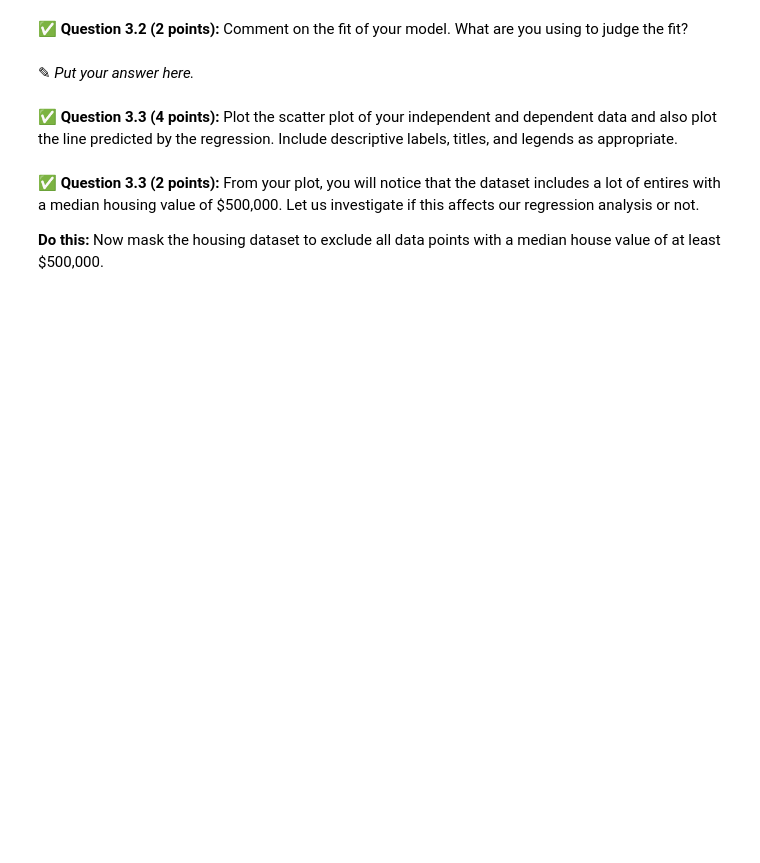
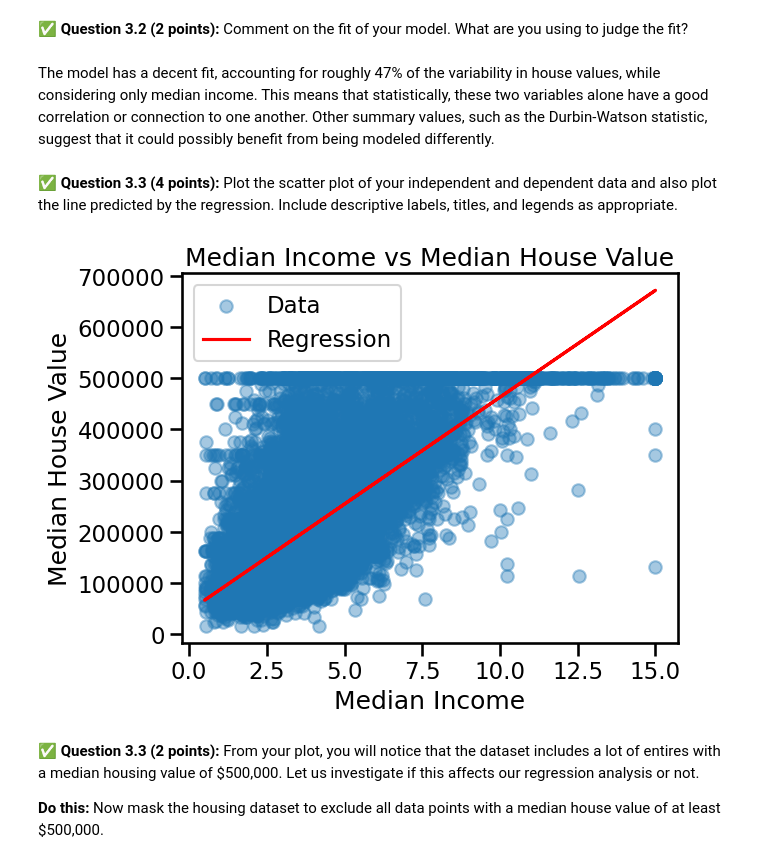
Before and after one commit to nasajoel2032/CMSE202-f25-turnin, a Jupyter notebook: hw-03/HW3.ipynb, the cells around one changed output. Saved outputs shown, nothing was run; the diff lists cells and outputs as text; code cells hidden in the pictures; blank space fills up the shorter version.

```diff
--- a/hw-03/HW3.ipynb
+++ b/hw-03/HW3.ipynb
@@ -208,0 +207,7 @@ In this part, we'll perform some one-variable linear regression analysis on the
+# %%
+X = house['median_income']
+X = sm.add_constant(X)
+y = house['median_house_value']
+
+model = sm.OLS(y, X).fit()
+print(model.summary())
@@ -209,6 +232,6 @@ In this part, we'll perform some one-variable linear regression analysis on the
 # %% [markdown]
 &#9989; **Question 3.2 (2 points):** Comment on the fit of your model. What are you using to judge the fit?
-# %% [markdown]
-<font size=+3>&#9998;</font>  _Put your answer here._
+# %% [markdown]
+The model has a decent fit, accounting for roughly 47% of the variability in house values, while considering only median income. This means that statistically, these two variables alone have a good correlation or connection to one another. Other summary values, such as the Durbin-Watson statistic, suggest that it could possibly benefit from being modeled differently.
 # %% [markdown]
 &#9989; **Question 3.3 (4 points):** Plot the scatter plot of your independent and dependent data and also plot the line predicted by the regression. Include descriptive labels, titles, and legends as appropriate.
@@ -217,3 +238,13 @@ In this part, we'll perform some one-variable linear regression analysis on the
+# %%
+plt.scatter(house['median_income'], house['median_house_value'], label='Data', alpha=.4)
+plt.plot(house['median_income'], model.predict(X), color='r', label='Regression')
+plt.xlabel('Median Income')
+plt.ylabel('Median House Value')
+plt.title('Median Income vs Median House Value')
+plt.legend()
+plt.show()
+# %% [output]
+[figure, added]
 # %% [markdown]
 &#9989; **Question 3.3 (2 points):** From your plot, you will notice that the dataset includes a lot of entires with a median housing value of \$500,000. Let us investigate if this affects our regression analysis or not.
 
```
Also changed, not shown: parts of 12 cells of this notebook.
